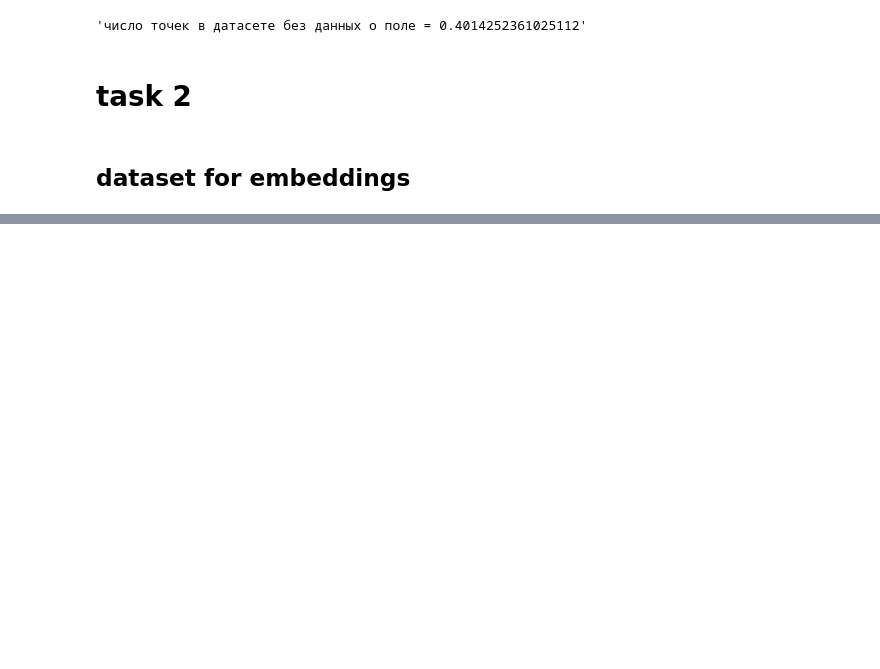
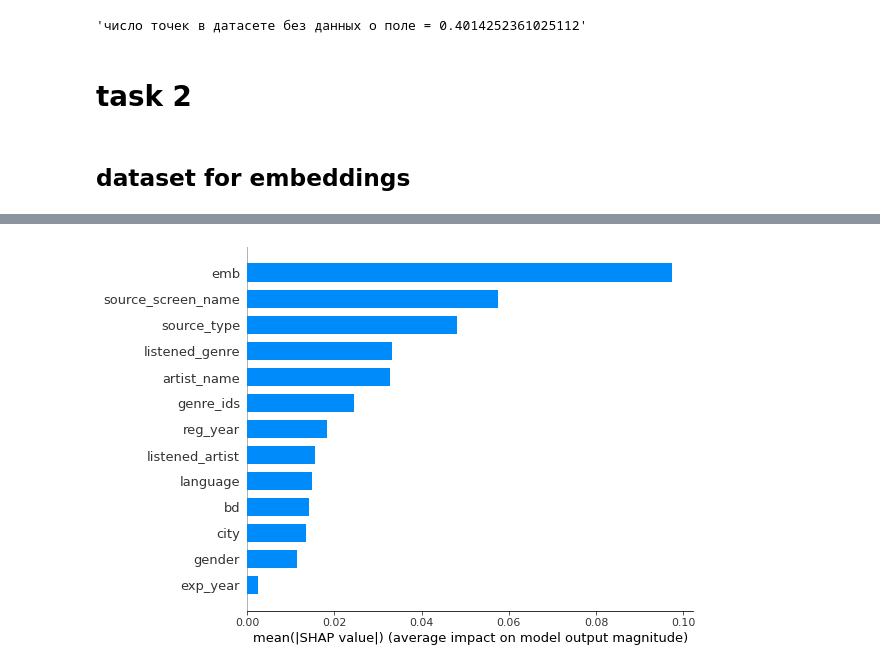
Before and after one commit to kraalfar/recsys, a Jupyter notebook: HW2.ipynb, the cells around one changed output, grey strips where cells are left out. Saved outputs shown, nothing was run; the diff lists cells and outputs as text; code cells hidden in the pictures; blank space fills up the shorter version.

```diff
--- a/HW2.ipynb
+++ b/HW2.ipynb
@@ -339,0 +369,11 @@ songs[songs.song_id.isin([id2song[i] for i in similars[0][1:]])]
+# %%
+X_train, X_test, y_train, y_test = train_test_split(dataset_stack, target, test_size=0.999)
+# %%
+params_shap = {
+    'loss_function': 'RMSE',
+    'iterations': 100,
+    'learning_rate': 1e-1,
+    'depth': 15,
+    'l2_leaf_reg': 1,
+    'model_size_reg': 1e-2
+}
@@ -339,0 +386,8 @@ songs[songs.song_id.isin([id2song[i] for i in similars[0][1:]])]
+# %%
+# explain the model's predictions using SHAP
+explainer = shap.TreeExplainer(clf)
+shap_values = explainer.shap_values(X_train)
+# %%
+shap.summary_plot(shap_values, X_train, plot_type="bar")
+# %% [output]
+[figure, added]
```
Also changed, not shown: parts of 72 cells of this notebook.
